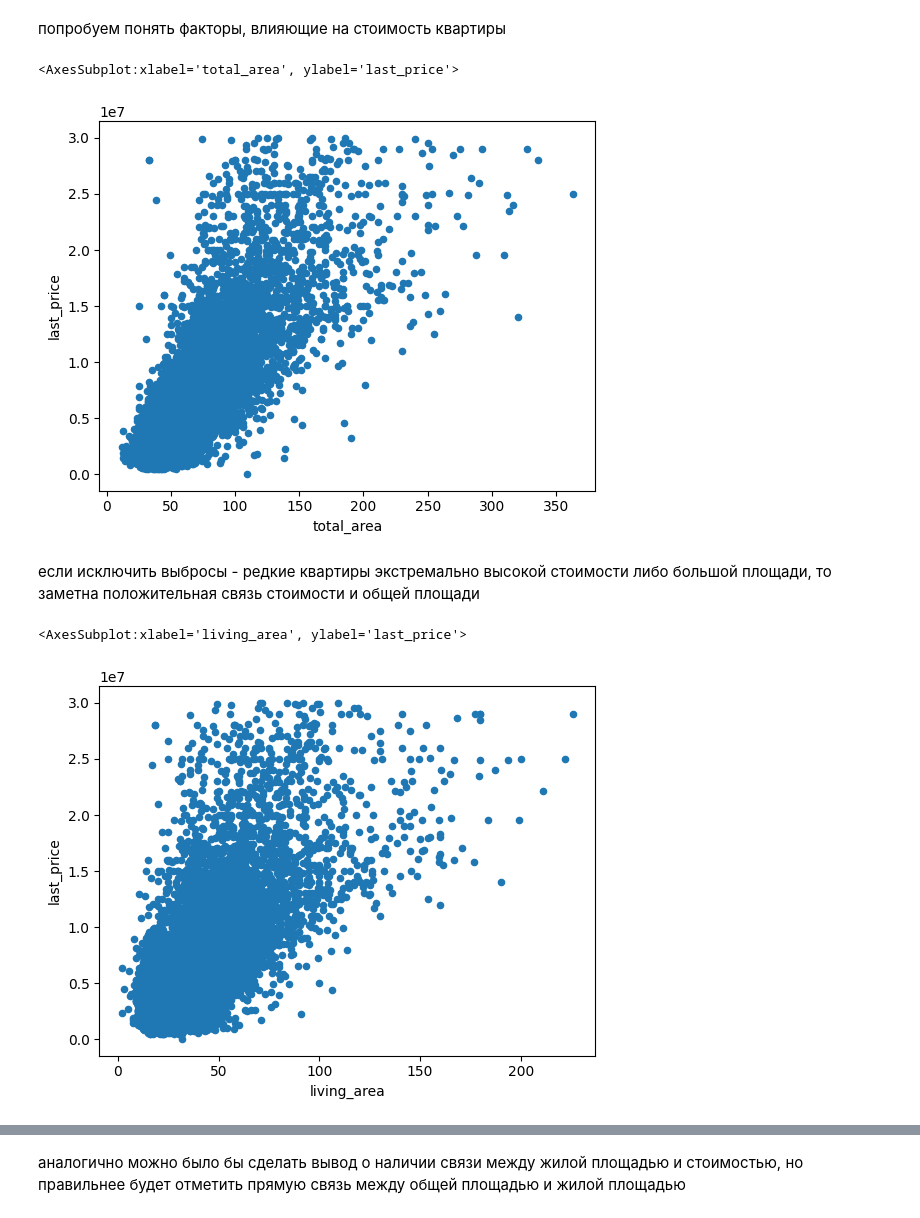
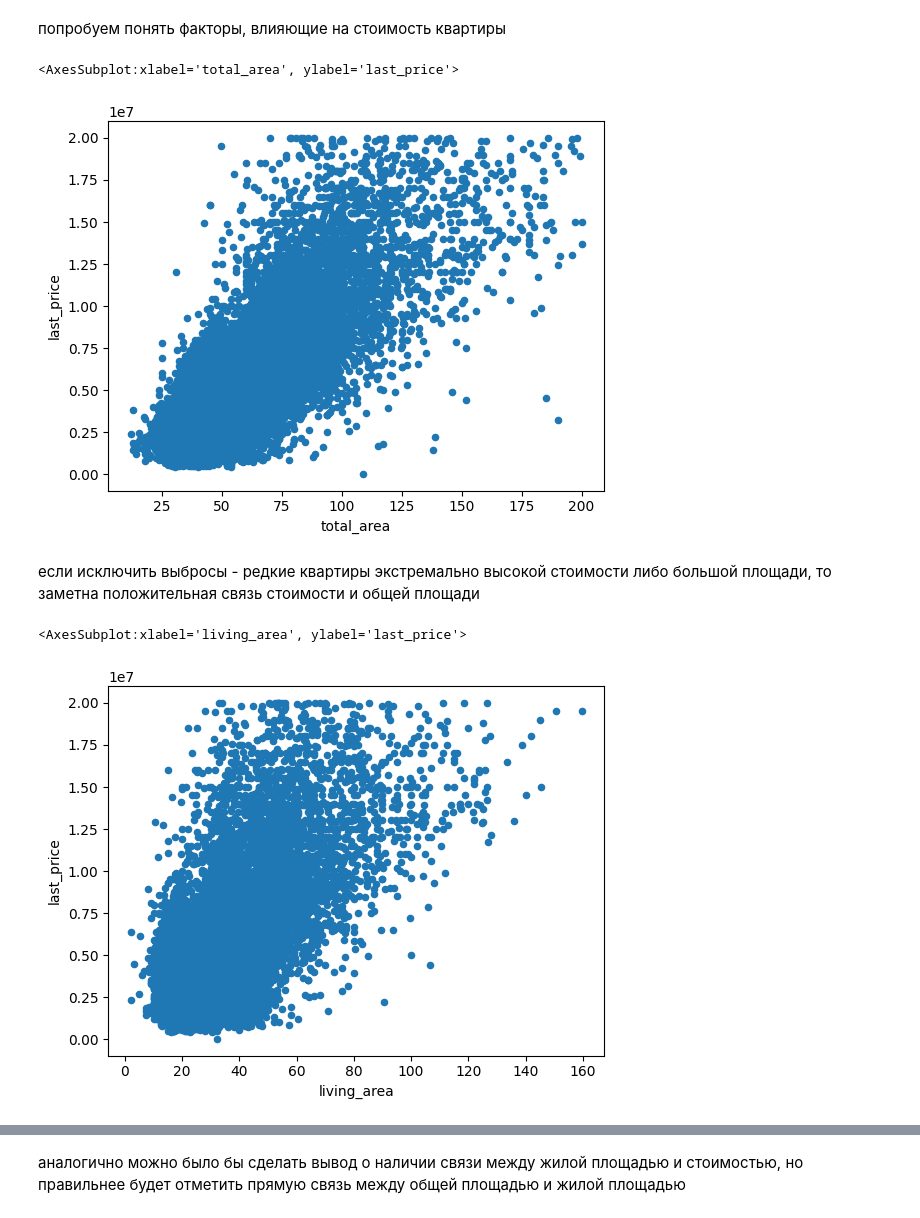
Before and after one commit to ndelenyan/practicum, a Jupyter notebook: sprint05/sprint05-02.ipynb, the cells around one changed output, grey strips where cells are left out. Cells and saved outputs as stored; diff of their text form; code cells hidden in the pictures.

```diff
--- a/sprint05/sprint05-02.ipynb
+++ b/sprint05/sprint05-02.ipynb
@@ -201,3 +208,5 @@ df.loc[df.locality_name.isna(), 'locality_name'] = ''
+# %%
+df = df[~df.locality_name.isna()]
 # %% [markdown]
 проанализируем незаполненные значения floors_total
 # %%
@@ -217,5 +226,5 @@ df[(df.floors_total.isna()) & (df.floor==1)]
 # %%
-df.loc[(df.floors_total.isna()) & (df.floor == 1), 'floors_total'] = 7
+# df.loc[(df.floors_total.isna()) & (df.floor == 1), 'floors_total'] = 7
 df.loc[df.floors_total.isna(), 'floors_total'] = df[df.floors_total.isna()]['floor']
 # %% [markdown]
 <div class="alert alert-danger">
@@ -352,6 +366,10 @@ df.parks_around3000 = df.parks_around3000.astype(int)
 df.ponds_around3000 = df.ponds_around3000.astype(int)
 df.days_exposition = df.days_exposition.astype(int, errors='ignore')
 df.is_apartment = df.is_apartment.astype('bool', errors='ignore')
+# ниже добавлены строки кода:
+df.total_area = df.total_area.astype('float32')
+df.kitchen_area = df.kitchen_area.astype('float32')
+df.living_area = df.living_area.astype('float32')
 # %%
 df.locality_name = df.locality_name.str.lower()\
     .replace('ё', 'е', regex=True)\
@@ -402,3 +429,5 @@ array(['Санкт-петербург', 'Шушары', 'Янино-1', 'Пар
+# %%
+df = df[(df.last_price <= 20_000_000) & (2.2 <= df.ceiling_height) & (df.ceiling_height <= 4) & (df.total_area <= 200)]
 # %% [markdown]
 ### Посчитайте и добавьте в таблицу новые столбцы
 # %% [markdown]
@@ -597,19 +626,19 @@ Name: days_exposition, dtype: float64
 # %% [markdown]
 попробуем понять факторы, влияющие на стоимость квартиры
 # %%
-dp = df[(df.last_price < 30000000) & (df.total_area < 400)]
-dp.plot(kind='scatter', x='total_area', y='last_price')
+# dp = df[(df.last_price < 30000000) & (df.total_area < 400)]
+df.plot(kind='scatter', x='total_area', y='last_price')
 # df.total_area.corr(df.last_price)
 # %% [output]
 <AxesSubplot:xlabel='total_area', ylabel='last_price'>
-[figure, old version]
+[figure, new version]
 # %% [markdown]
 если исключить выбросы - редкие квартиры экстремально высокой стоимости либо большой площади, то заметна положительная связь стоимости и общей площади
 # %%
-dp = df[(df.last_price < 30000000) & (df.total_area < 400)]
-dp.plot(kind='scatter', x='living_area', y='last_price')
+# dp = df[(df.last_price < 30000000) & (df.total_area < 400)]
+df.plot(kind='scatter', x='living_area', y='last_price')
 # df.total_area.corr(df.last_price)
 # %% [output]
 <AxesSubplot:xlabel='living_area', ylabel='last_price'>
-[figure, old version]
+[figure, new version]
 # %%
```
Also changed, not shown: parts of 45 cells of this notebook.
